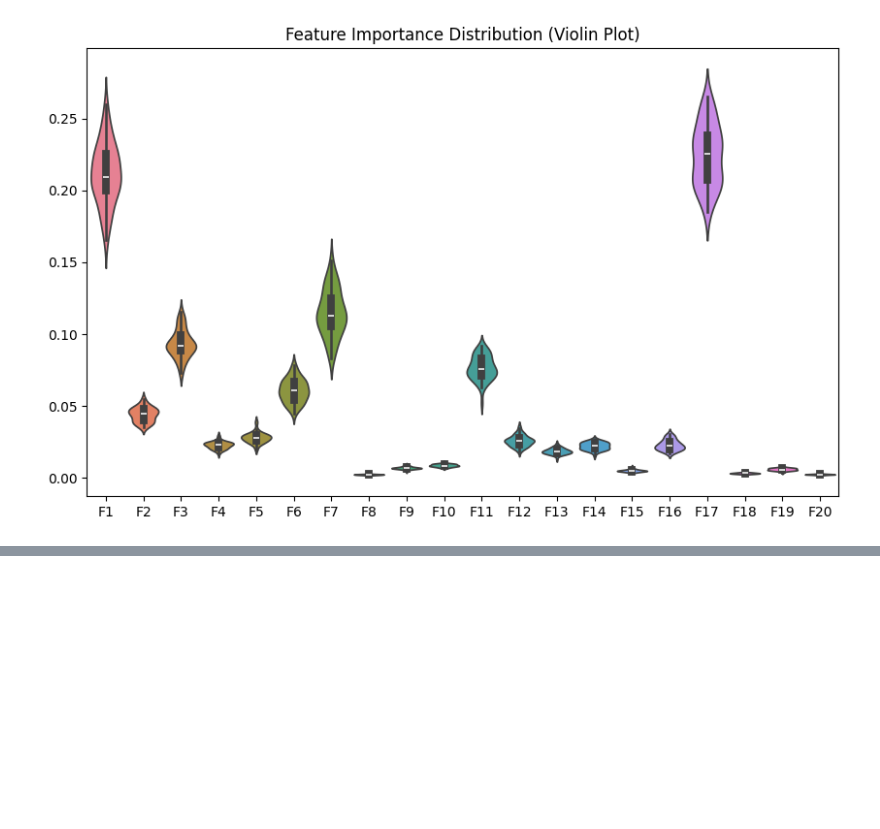
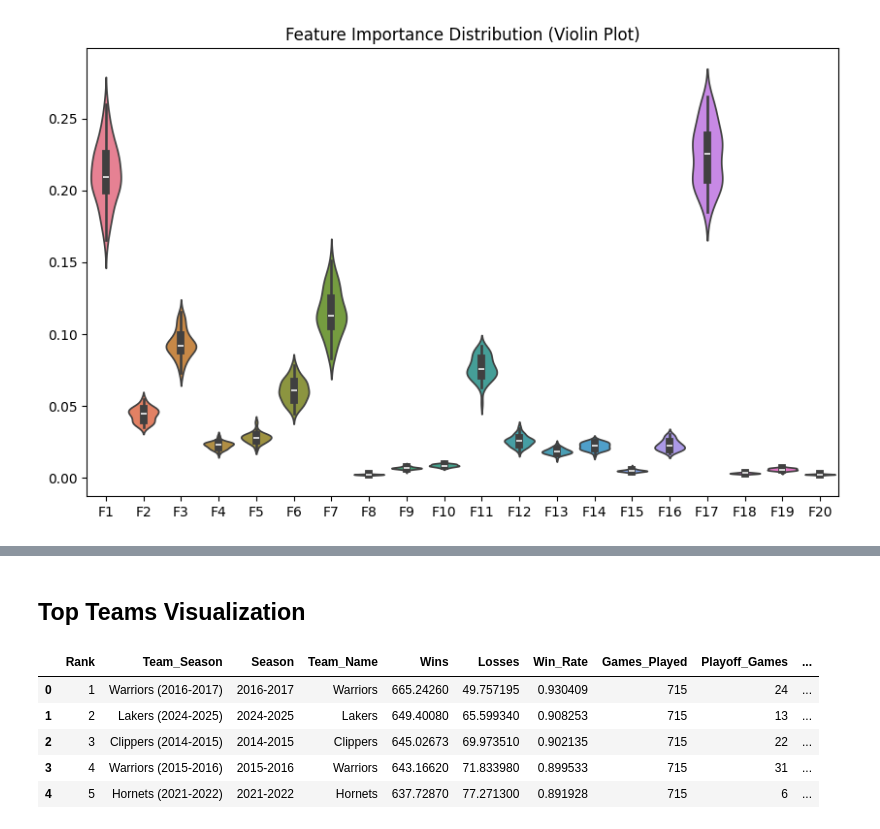
Before and after one commit to WeAreNewJeans/ECE143-NBA-Project, a Jupyter notebook: model-feature-analysis.ipynb, the cells around one changed output, grey strips where cells are left out. Cells and saved outputs as stored; diff of their text form; code cells hidden in the pictures; blank space fills up the shorter version.

```diff
--- a/model-feature-analysis.ipynb
+++ b/model-feature-analysis.ipynb
@@ -1049,0 +1093,16 @@ plt.show()
+# %% [markdown]
+## Top Teams Visualization
+# %%
+import pandas as pd
+import matplotlib.pyplot as plt
+
+csv_path = 'analysis_results/tournament_results.csv'
+df = pd.read_csv(csv_path)
+df.head()
+# %% [output]
+|  | Rank | Team_Season | Season | Team_Name | Wins | Losses | Win_Rate | Games_Played | Playoff_Games | ... |
+| 0 | 1 | Warriors (2016-2017) | 2016-2017 | Warriors | 665.24260 | 49.757195 | 0.930409 | 715 | 24 | ... |
+| 1 | 2 | Lakers (2024-2025) | 2024-2025 | Lakers | 649.40080 | 65.599340 | 0.908253 | 715 | 13 | ... |
+| 2 | 3 | Clippers (2014-2015) | 2014-2015 | Clippers | 645.02673 | 69.973510 | 0.902135 | 715 | 22 | ... |
+| 3 | 4 | Warriors (2015-2016) | 2015-2016 | Warriors | 643.16620 | 71.833980 | 0.899533 | 715 | 31 | ... |
+| 4 | 5 | Hornets (2021-2022) | 2021-2022 | Hornets | 637.72870 | 77.271300 | 0.891928 | 715 | 6 | ... |
```
Also changed, not shown: parts of 5 cells of this notebook, 15 other files.
